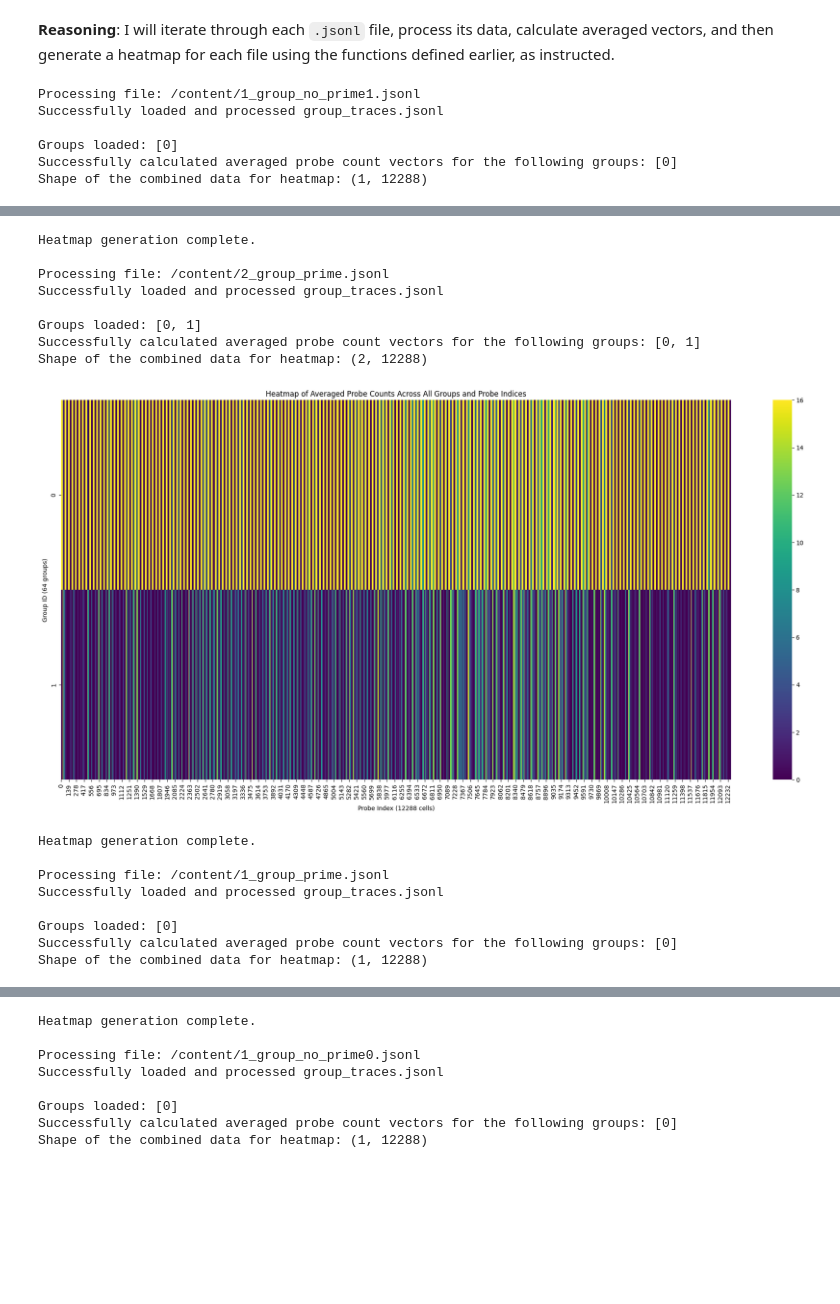
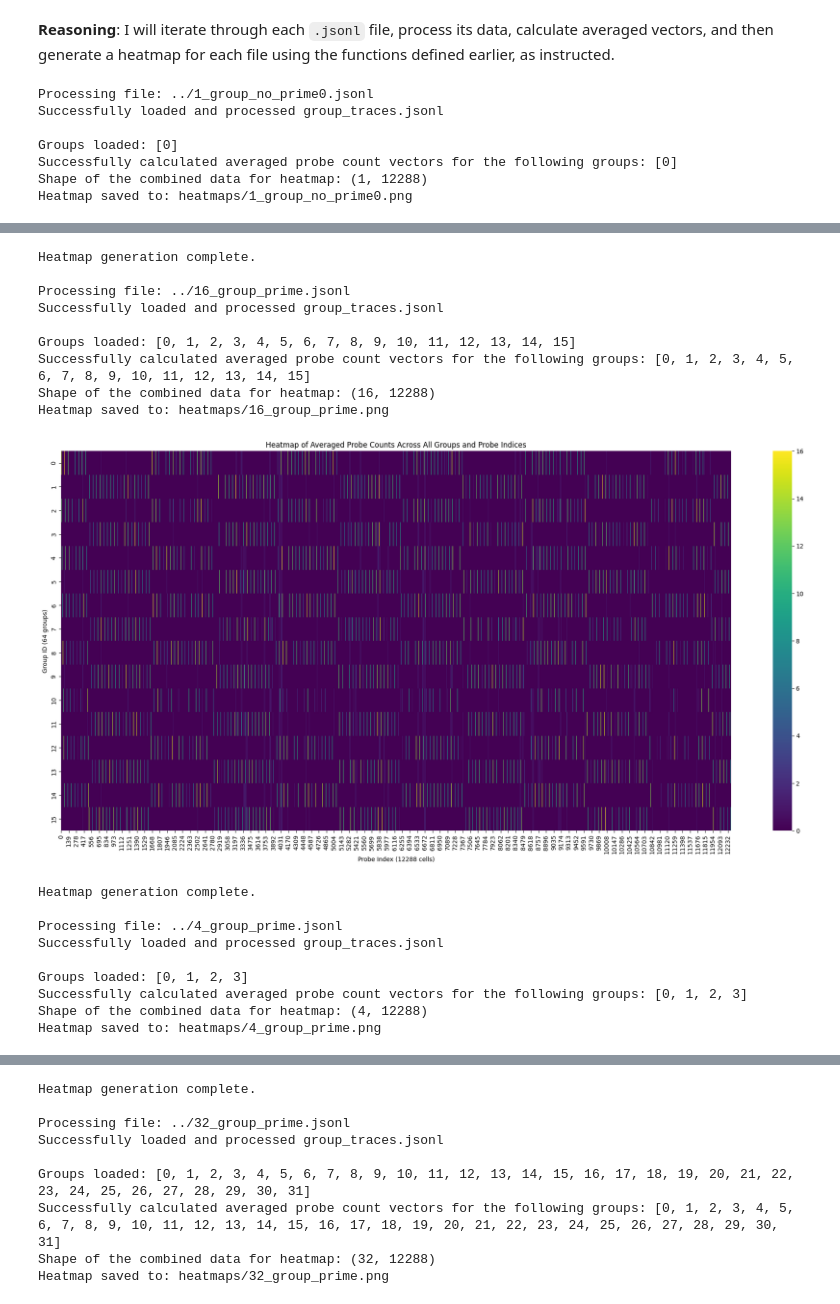
Before and after one commit to GoldfarbMichael/lazyMapping, a Jupyter notebook: analysis/heatmap.ipynb, the cells around one changed output, grey strips where cells are left out. Saved outputs shown, nothing was run; the diff lists cells and outputs as text; code cells hidden in the pictures; blank space fills up the shorter version.

Commit message:
added heatmap downloader

```diff
--- a/analysis/heatmap.ipynb
+++ b/analysis/heatmap.ipynb
@@ -63,14 +68,14 @@ def calculate_averaged_vectors(processed_data):
         print("No averaged vectors were computed.")
     return averaged_vectors_per_group
 # %%
-def generate_all_heatmaps(averaged_vectors_per_group):
-    import numpy as np
-    import matplotlib.pyplot as plt
-    import seaborn as sns
+def generate_all_heatmaps(averaged_vectors_per_group, filename_prefix="heatmap"):
 
     if averaged_vectors_per_group is None or not averaged_vectors_per_group:
         print("No averaged vectors available for heatmap generation.")
         return
+
+    heatmaps_dir = "heatmaps"
+    os.makedirs(heatmaps_dir, exist_ok=True)
 
     # Stack all averaged vectors into a single 2D NumPy array
     # Each row will be a group's averaged vector, and columns will be probe indices
@@ -86,6 +91,11 @@ def generate_all_heatmaps(averaged_vectors_per_group):
     plt.xlabel('Probe Index (12288 cells)')
     plt.ylabel('Group ID (64 groups)')
     plt.tight_layout() # Adjust layout to prevent labels from being cut off
+        # Save the heatmap to file
+    output_path = os.path.join(heatmaps_dir, f"{filename_prefix}.png")
+    plt.savefig(output_path, dpi=300, bbox_inches='tight')
+    print(f"Heatmap saved to: {output_path}")
+
     plt.show()
 
     print("Heatmap generation complete.")
@@ -101,9 +111,8 @@ Identify all files ending with `.jsonl` in the `/content/` directory.
 **Reasoning**:
 To identify all files ending with `.jsonl` in the `/content/` directory, I will import the `glob` module and use `glob.glob()` to list them, storing the result in the `jsonl_files` variable.
 # %%
-import glob
 
-jsonl_files = glob.glob('/content/*.jsonl')
+jsonl_files = glob.glob('../*.jsonl')
 
 print("Found JSONL files:", jsonl_files)
 # %% [output]
@@ -123,15 +132,17 @@ for file_path in jsonl_files:
     if processed_data:
         averaged_vectors_per_group = calculate_averaged_vectors(processed_data)
         if averaged_vectors_per_group:
-            generate_all_heatmaps(averaged_vectors_per_group)
+            filename_base = os.path.splitext(os.path.basename(file_path))[0]
+            generate_all_heatmaps(averaged_vectors_per_group, filename_prefix=filename_base)
         else:
             print(f"Could not calculate averaged vectors for {file_path}.")
     else:
         print(f"Could not load and process data from {file_path}.")
 # %% [output]
-Processing file: /content/1_group_no_prime1.jsonl
+Processing file: ../1_group_no_prime0.jsonl
 Successfully loaded and processed group_traces.jsonl
 
 Groups loaded: [0]
 Successfully calculated averaged probe count vectors for the following groups: [0]
 Shape of the combined data for heatmap: (1, 12288)
+Heatmap saved to: heatmaps/1_group_no_prime0.png
@@ -139,17 +150,19 @@ Shape of the combined data for heatmap: (1, 12288)
 Heatmap generation complete.
 
-Processing file: /content/2_group_prime.jsonl
+Processing file: ../16_group_prime.jsonl
 Successfully loaded and processed group_traces.jsonl
 
-Groups loaded: [0, 1]
-Successfully calculated averaged probe count vectors for the following groups: [0, 1]
-Shape of the combined data for heatmap: (2, 12288)
+Groups loaded: [0, 1, 2, 3, 4, 5, 6, 7, 8, 9, 10, 11, 12, 13, 14, 15]
+Successfully calculated averaged probe count vectors for the following groups: [0, 1, 2, 3, 4, 5, 6, 7, 8, 9, 10, 11, 12, 13, 14, 15]
+Shape of the combined data for heatmap: (16, 12288)
+Heatmap saved to: heatmaps/16_group_prime.png
-[figure, old version]
+[figure, new version]
 Heatmap generation complete.
 
-Processing file: /content/1_group_prime.jsonl
+Processing file: ../4_group_prime.jsonl
 Successfully loaded and processed group_traces.jsonl
 
-Groups loaded: [0]
-Successfully calculated averaged probe count vectors for the following groups: [0]
-Shape of the combined data for heatmap: (1, 12288)
+Groups loaded: [0, 1, 2, 3]
+Successfully calculated averaged probe count vectors for the following groups: [0, 1, 2, 3]
+Shape of the combined data for heatmap: (4, 12288)
+Heatmap saved to: heatmaps/4_group_prime.png
@@ -166,8 +180,9 @@ Shape of the combined data for heatmap: (64, 12288)
 Heatmap generation complete.
 
-Processing file: /content/1_group_no_prime0.jsonl
+Processing file: ../32_group_prime.jsonl
 Successfully loaded and processed group_traces.jsonl
 
-Groups loaded: [0]
-Successfully calculated averaged probe count vectors for the following groups: [0]
-Shape of the combined data for heatmap: (1, 12288)
+Groups loaded: [0, 1, 2, 3, 4, 5, 6, 7, 8, 9, 10, 11, 12, 13, 14, 15, 16, 17, 18, 19, 20, 21, 22, 23, 24, 25, 26, 27, 28, 29, 30, 31]
+Successfully calculated averaged probe count vectors for the following groups: [0, 1, 2, 3, 4, 5, 6, 7, 8, 9, 10, 11, 12, 13, 14, 15, 16, 17, 18, 19, 20, 21, 22, 23, 24, 25, 26, 27, 28, 29, 30, 31]
+Shape of the combined data for heatmap: (32, 12288)
+Heatmap saved to: heatmaps/32_group_prime.png
```
Also changed, not shown: parts of 5 cells of this notebook, 4 other files.
